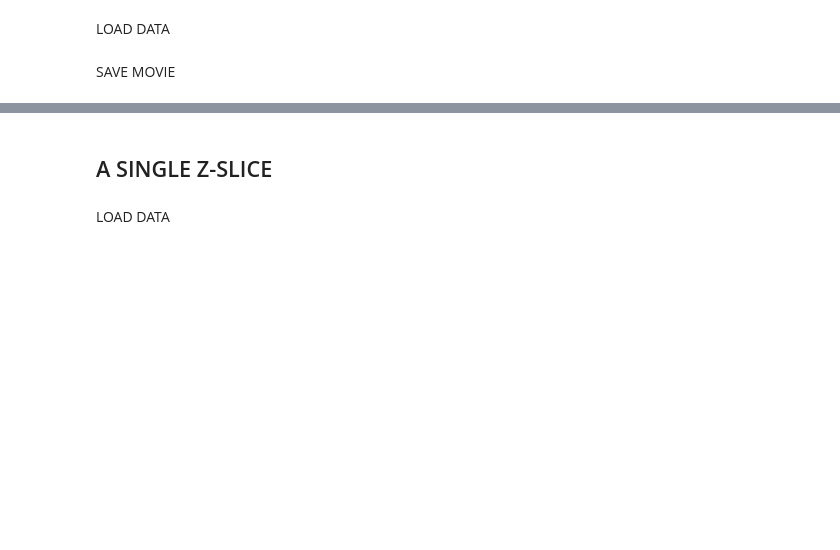
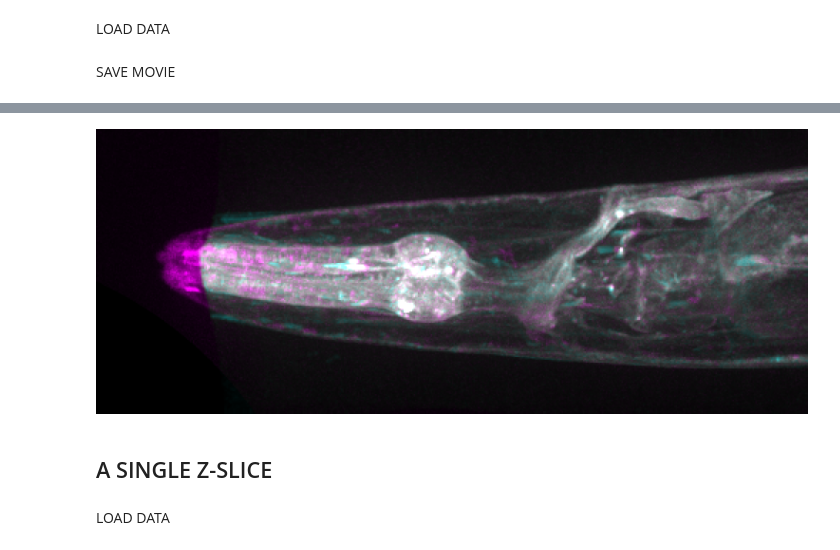
Before and after one commit to MunibH/g5ht-pipeline, a Jupyter notebook: reg_microfilm.ipynb, the cells around one changed output, grey strips where cells are left out. Drawn from its saved outputs; the diff is of its cells as text; code cells hidden in the pictures; blank space fills up the shorter version.

```diff
--- a/reg_microfilm.ipynb
+++ b/reg_microfilm.ipynb
@@ -803,26 +803,21 @@ from microfilm.microplot import microshow
 from microfilm.microplot import Micropanel
 from microfilm.microanim import Microanim
 from microfilm.microplot import Microimage
+import scipy.ndimage as ndi
 
 plt.close('all')
 
-fixed = '1080' # 20251028 worm001
+fixed = '0166' # 20251028 worm001
 # fixed = '0002' # 20251121 worm002
 
-DATA_PTH = r'D:\DATA\g5ht-free\20251223\date-20251223_strain-ISg5HT_condition-starvedpatch_worm005'
+DATA_PTH = r'C:\Users\munib\POSTDOC\DATA\g5ht-free\20251028\date-20251028_time-1500_strain-ISg5HT_condition-starvedpatch_worm001'
 # DATA_PTH = r'D:\DATA\g5ht-free\20251028\date-20251028_time-1500_strain-ISg5HT_condition-starvedpatch_worm001'
 # DATA_PTH = r'C:\Users\munib\POSTDOC\DATA\g5ht-free\20251028\date-20251028_time-1500_strain-ISg5HT_condition-starvedpatch_worm001_aligned'
 
-# REG_DIR = 'wholistic_registered_smooth-0.1'
-# REG_DIR = 'registered'
-# REG_DIR = 'registered_gfp+1'
-# REG_DIR = 'wholistic_registered_smooth-0.02_patch-9_dynamic-40'
-# REG_DIR = 'wholistic_registered_smooth-0.1_patch-5_dynamic-20'
-# REG_DIR = 'wholistic_registered_smooth-0.05_patch-15_dynamic-10'
-# REG_DIR = 'wholistic_registered_smooth-0.05_patch-11_dynamic-100'
-# REG_DIR = 'wholistic_registered_smooth-0.05_patch-10'
-# REG_DIR = 'registered_wholistic_smooth-0.200_patch-7'
-REG_DIR = 'registered_elastix'
+# REG_DIR = 'registered_elastix'
+# REG_DIR = 'registered_elastix_zoom3'
+# REG_DIR = 'wholistic_registered_smooth-1.000_patch-9'
+REG_DIR = 'wholistic_registered_smooth-1.000_patch-9_zoom3'
 
 FIXED_PTH = os.path.join(DATA_PTH,'warped',f'{fixed}.tif')
 
@@ -832,6 +827,12 @@ reg_contents = sorted(reg_contents, key=lambda x: int(os.path.basename(x).split(
 Z, C, H, W = tifffile.imread(reg_contents[0]).shape
 T = len(reg_contents)
 
+if 'zoom' in REG_DIR:
+    zoom = 3
+else:
+    zoom = 1
+
+fixed = ndi.zoom(tifffile.imread(FIXED_PTH)[:,1,:,:], zoom=(zoom,1,1)) # just the red channel (ZHW)
 fixed = np.tile(np.max(tifffile.imread(FIXED_PTH), axis=0)[1], [T,1,1])
 fixed = fixed[np.newaxis,:,:,:]
 
@@ -846,17 +847,8 @@ SAVE MOVIE
 # %%
 OUT_DIR = 'reg_vids'
 
-# OUT_FN = 'zmip_ref+reg_reg-wholistic_smooth-0.200_patch-7.mp4'
-# OUT_FN = 'zmip_ref+reg_reg-elx_gpf+1.mp4'
-# OUT_FN = 'zmip_ref+reg_reg-who_smooth-0.02_patch-9_dynamic-40.mp4'
-# OUT_FN = 'zmip_ref+reg_reg-who_smooth-0.1_patch-5_dynamic-20.mp4'
-# OUT_FN = 'zmip_ref+reg_reg-who_smooth-0.05_patch-15_dynamic-10.mp4'
-# OUT_FN = 'zmip_ref+reg_reg-who_smooth-0.05_patch-11_dynamic-100.mp4'
-# OUT_FN = 'zmip_ref+reg_reg-who_smooth-0.05_patch-10.mp4'
-# OUT_FN = 'zmip_ref+reg_reg-who_smooth-0.05_patch-10_gfp+1.mp4'
-# OUT_FN = 'zmip_ref+reg_reg-who_smooth-0.01_patch-5.mp4'
-# OUT_FN = 'mip_reg-who.mp4'
-OUT_FN = 'mip_reg-elx.mp4'
+# OUT_FN = f'mip_{REG_DIR}.mp4'
+OUT_FN = f'mip_elx_{REG_DIR}.mp4'
 
 frame_str = [str(i) for i in range(T)]
 
@@ -864,7 +856,8 @@ frame_str = [str(i) for i in range(T)]
 anim = Microanim(
     img, cmaps=['pure_magenta','pure_cyan'], flip_map=False, fig_scaling=5, dpi=300,
     rescale_type='limits', limits=[[0,750],[0,750]])
-anim.add_time_stamp(unit='mmm', unit_per_frame=533, location='upper right')
+# anim.add_time_stamp(unit='mmm', unit_per_frame=533, location='upper right')
 # anim.add_text_overlay(frame_str, color='white')
 # anim.ui
 anim.save_movie(os.path.join(DATA_PTH,OUT_DIR,OUT_FN), quality=5, fps=6)
+# %% [output]
@@ -871,3 +865,4 @@ anim.save_movie(os.path.join(DATA_PTH,OUT_DIR,OUT_FN), quality=5, fps=6)
+[figure, added]
 # %% [markdown]
 ## A SINGLE Z-SLICE
 # %% [markdown]
```
Also changed, not shown: parts of 1 cell of this notebook, 3 other files.
